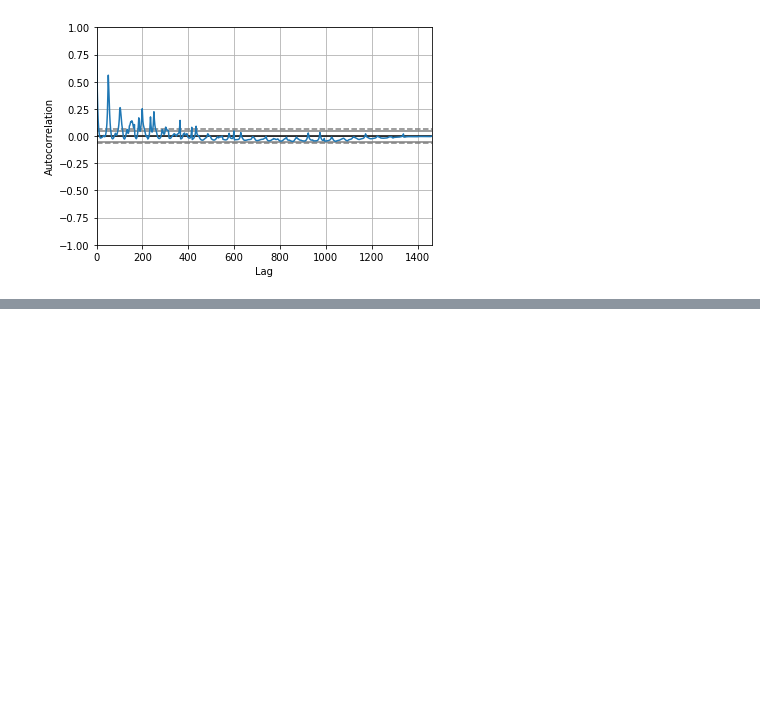
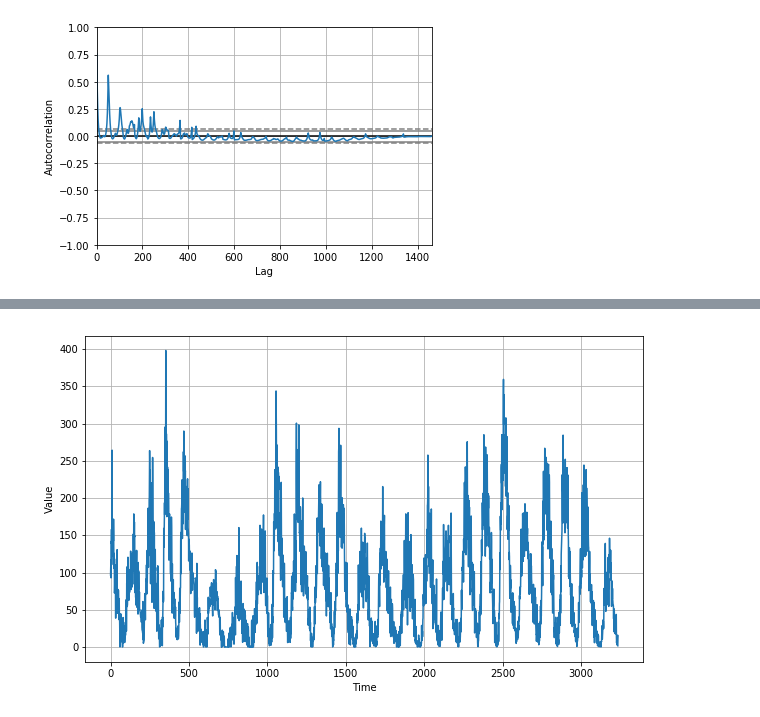
Before and after one commit to lmoroney/dlaicourse, a Jupyter notebook: TensorFlow In Practice/Course 4 - S+P/S+P_Week_1_Lesson_2.ipynb, the cells around one changed output, grey strips where cells are left out. Drawn from its saved outputs; the diff is of its cells as text; code cells hidden in the pictures; blank space fills up the shorter version.

Commit message:
Add files via upload
The Error still exists for months. I thought you have already fixed it. Now here is a fixed version for the week1 lesson 2 notebook.

```diff
--- a/TensorFlow In Practice/Course 4 - S+P/S+P_Week_1_Lesson_2.ipynb
+++ b/TensorFlow In Practice/Course 4 - S+P/S+P_Week_1_Lesson_2.ipynb
@@ -246,6 +341,23 @@ plt.axis([0, 50, -0.1, 0.1])
 # %%
-pd.read_csv(filepath_or_buffer, sep=',', delimiter=None, header='infer', names=None, index_col=None, usecols=None, squeeze=False, prefix=None, mangle_dupe_cols=True, dtype=None, engine=None, converters=None, true_values=None, false_values=None, skipinitialspace=False, skiprows=None, skipfooter=0, nrows=None, na_values=None, keep_default_na=True, na_filter=True, verbose=False, skip_blank_lines=True, parse_dates=False, infer_datetime_format=False, keep_date_col=False, date_parser=None, dayfirst=False, iterator=False, chunksize=None, compression='infer', thousands=None, decimal=b'.', lineterminator=None, quotechar='"', quoting=0, doublequote=True, escapechar=None, comment=None, encoding=None, dialect=None, tupleize_cols=None, error_bad_lines=True, warn_bad_lines=True, delim_whitespace=False, low_memory=True, memory_map=False, float_precision=None)
-Read a comma-separated values (csv) file into DataFrame.
+# pd.read_csv(filepath_or_buffer, sep=',', delimiter=None, header='infer', names=None, index_col=None, usecols=None, squeeze=False, prefix=None, mangle_dupe_cols=True, dtype=None, engine=None, converters=None, true_values=None, false_values=None, skipinitialspace=False, skiprows=None, skipfooter=0, nrows=None, na_values=None, keep_default_na=True, na_filter=True, verbose=False, skip_blank_lines=True, parse_dates=False, infer_datetime_format=False, keep_date_col=False, date_parser=None, dayfirst=False, iterator=False, chunksize=None, compression='infer', thousands=None, decimal=b'.', lineterminator=None, quotechar='"', quoting=0, doublequote=True, escapechar=None, comment=None, encoding=None, dialect=None, tupleize_cols=None, error_bad_lines=True, warn_bad_lines=True, delim_whitespace=False, low_memory=True, memory_map=False, float_precision=None)
+# Read a comma-separated values (csv) file into DataFrame.
+import csv
+time_step = []
+sunspots = []
+
+with open('/tmp/sunspots.csv') as csvfile:
+  reader = csv.reader(csvfile, delimiter=',')
+  next(reader)
+  for row in reader:
+    sunspots.append(float(row[2]))
+    time_step.append(int(row[0]))
+
+series = np.array(sunspots)
+time = np.array(time_step)
+plt.figure(figsize=(10, 6))
+plot_series(time, series)
+# %% [output]
+[figure, added]
 # %%
 from pandas.plotting import autocorrelation_plot
 
```
Also changed, not shown: parts of 21 cells of this notebook.
